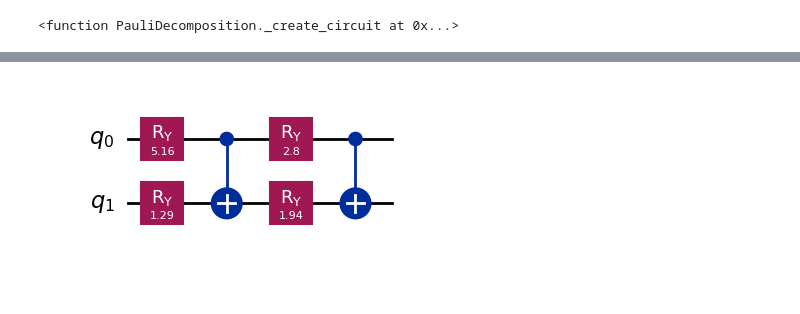
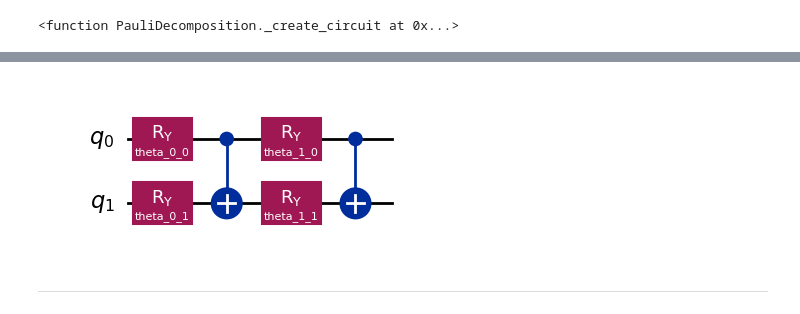
Before and after one commit to virajd98/Tutorial_SCI2025-Hybrid_QLS_for_CFD, a Jupyter notebook: Tut_final.ipynb, the cells around one changed output, grey strips where cells are left out. Cells and saved outputs as stored; diff of their text form; code cells hidden in the pictures; blank space fills up the shorter version.

```diff
--- a/Tut_final.ipynb
+++ b/Tut_final.ipynb
@@ -165,11 +133,10 @@ A = (0.3333333333333333)*II + (0.3333333333333333)*IX + (0.3333333333333333)*XI
 # %%
-
-
-# n = 2
 #N is no of qubits
-V = hardware_efficient_ansatz_random(N, layers=2)
+V = hardware_efficient_ansatz_param(N, layers=2) # needs to change, doesn't match bravo structure
 
 from qiskit.visualization import circuit_drawer
-circuit_drawer(V, output='mpl', filename='beta_circuit.png')
+circuit_drawer(V, output='mpl', filename='variational_circuit.png')
 # %% [output]
-[figure, old version]
+[figure, new version]
+# %% [markdown]
+___
```
Also changed, not shown: parts of 23 cells of this notebook.
